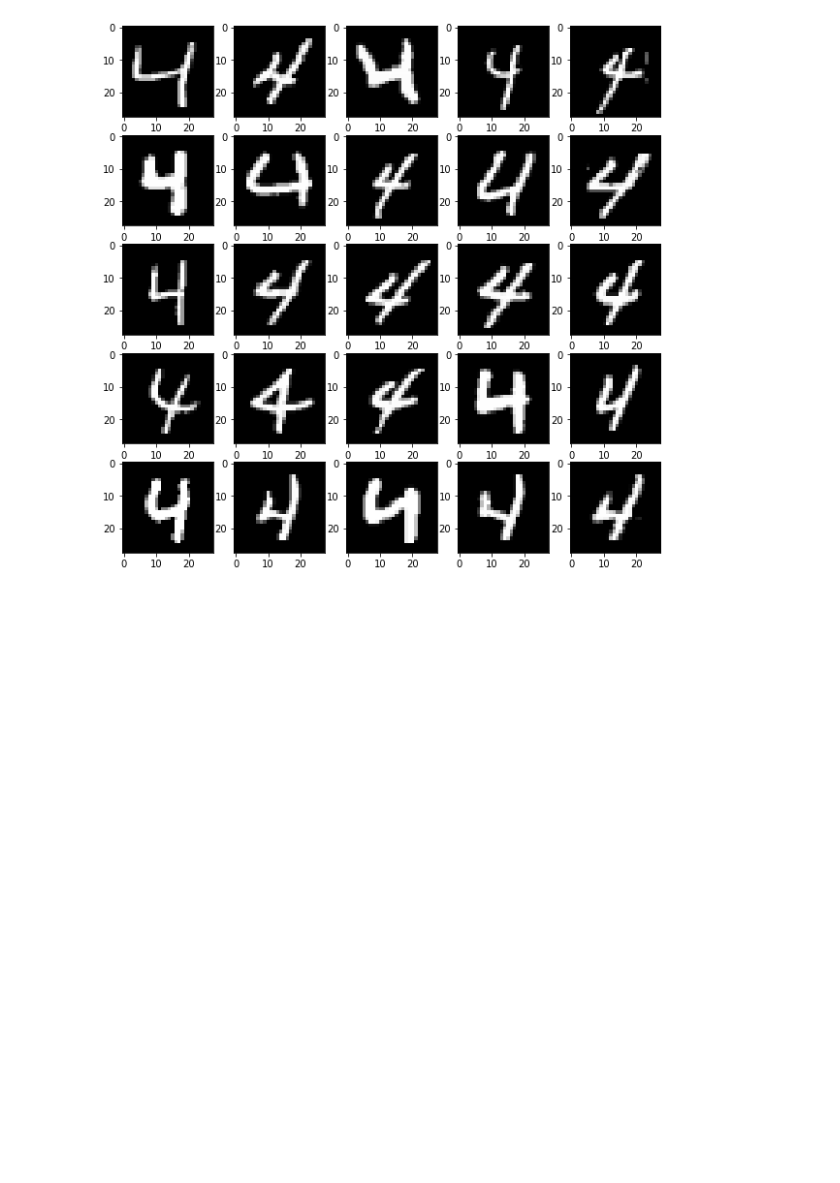
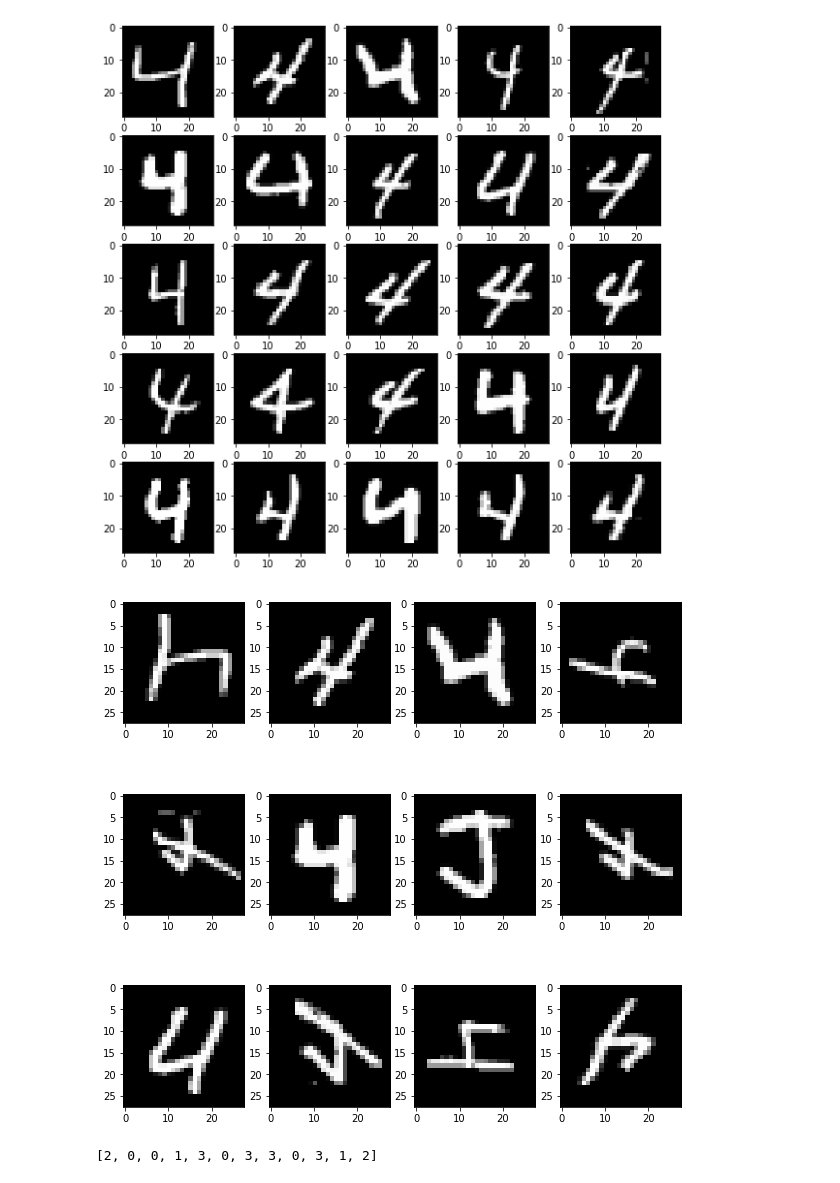
Before and after one commit to PratikGarai/MNIST-Federated, a Jupyter notebook: 04_Orientation_Model/Dataset Generation.ipynb, the cells around one changed output. Drawn from its saved outputs; the diff is of its cells as text; code cells hidden in the pictures; blank space fills up the shorter version.

```diff
--- a/04_Orientation_Model/Dataset Generation.ipynb
+++ b/04_Orientation_Model/Dataset Generation.ipynb
@@ -65,3 +63,13 @@ def getRndomOrientationData(data) :
+# %%
+def getRandomOrientationData(data) :
+    res = []
+    y = []
+    for im in data:
+        orientation = random.randint(0, 3)
+        res.append(np.rot90(im, orientation, (1, 0)))
+        y.append(orientation)
+
+    return res, y
 # %%
 printGrid(x_train[:25], 5, 5)
 # %% [output]
@@ -71,3 +79,10 @@ x4, y4, count = filterAndLimit(4, 500, x_train, y_train)
 printGrid(x4[:25], 5, 5)
 # %% [output]
 [figure]
+# %%
+xr4,yr4 = getRandomOrientationData(x4)
+printGrid(xr4[:12], 3, 4)
+print(yr4[:12])
+# %% [output]
+[figure, added]
+[2, 0, 0, 1, 3, 0, 3, 3, 0, 3, 1, 2]
```
Also changed, not shown: parts of 3 cells of this notebook.
